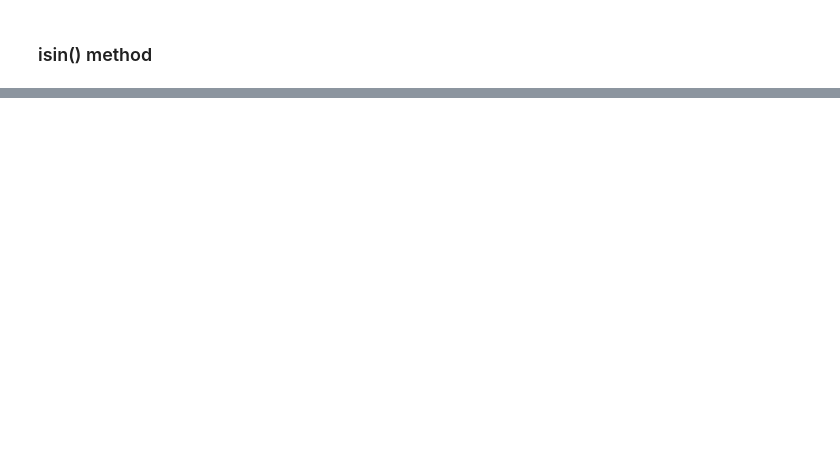
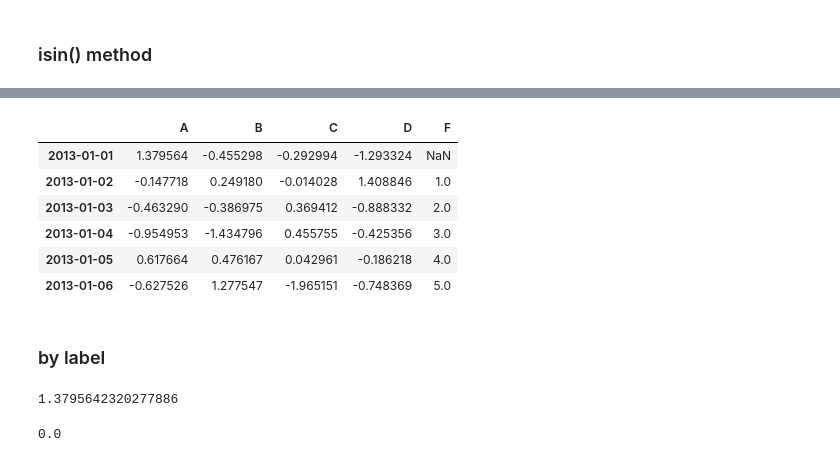
Before and after one commit to julesdata/study, a Jupyter notebook: Python/10 minutes to Pandas.ipynb, the cells around one changed output, grey strips where cells are left out. Drawn from its saved outputs; the diff is of its cells as text; code cells hidden in the pictures; blank space fills up the shorter version.

```diff
--- a/Python/10 minutes to Pandas.ipynb
+++ b/Python/10 minutes to Pandas.ipynb
@@ -394,0 +392,3 @@ df3
+# %%
+s1 = pd.Series([1,2,3,4,5,6], index=pd.date_range("20130102", periods=6))
+s1
@@ -394,0 +403,23 @@ df3
+# %%
+#새 컬럼 추가하기
+df["F"]=s1
+df
+# %% [output]
+|  | A | B | C | D | F |
+| 2013-01-01 | 1.379564 | -0.455298 | -0.292994 | -1.293324 | NaN |
+| 2013-01-02 | -0.147718 | 0.249180 | -0.014028 | 1.408846 | 1.0 |
+| 2013-01-03 | -0.463290 | -0.386975 | 0.369412 | -0.888332 | 2.0 |
+| 2013-01-04 | -0.954953 | -1.434796 | 0.455755 | -0.425356 | 3.0 |
+| 2013-01-05 | 0.617664 | 0.476167 | 0.042961 | -0.186218 | 4.0 |
+| 2013-01-06 | -0.627526 | 1.277547 | -1.965151 | -0.748369 | 5.0 |
+# %% [markdown]
+### by label
+# %%
+df.at[dates[0],"A"]
+# %% [output]
+1.3795642320277886
+# %%
+df.at[dates[0],"A"]=0
+df.at[dates[0],"A"]
+# %% [output]
+0.0
```
Also changed, not shown: parts of 34 cells of this notebook.
